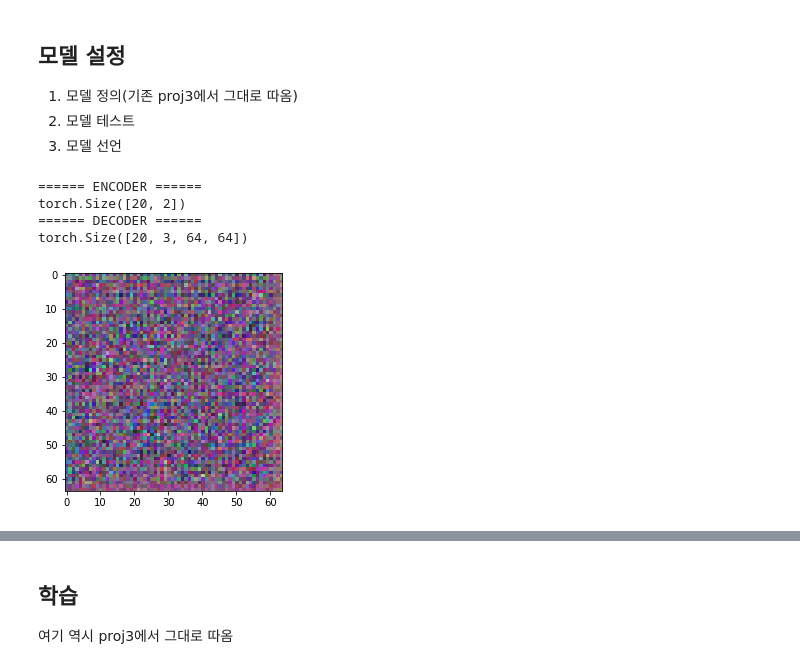
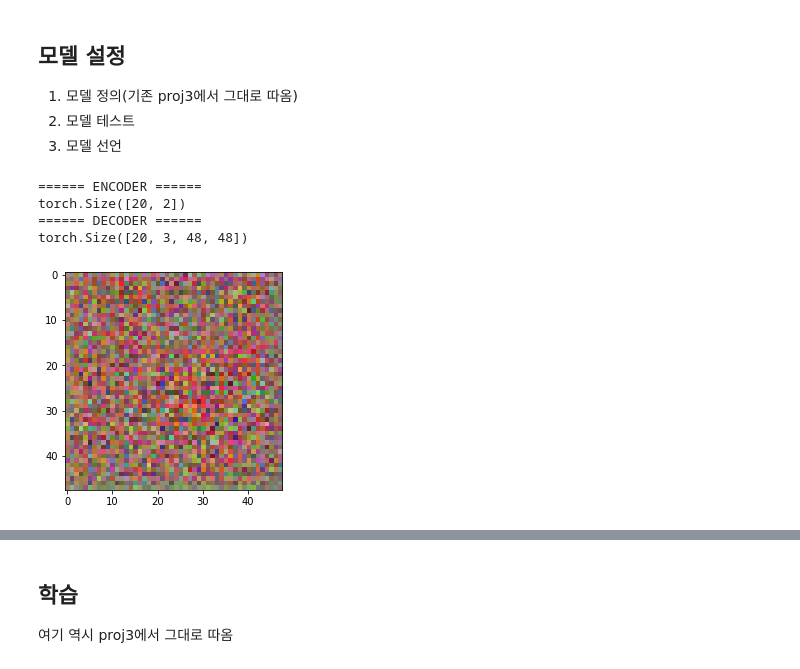
Before and after one commit to khodid/2020Evening, a Jupyter notebook: proj4_VAE_scenery.ipynb, the cells around one changed output, grey strips where cells are left out. Saved outputs shown, nothing was run; the diff lists cells and outputs as text; code cells hidden in the pictures.

```diff
--- a/proj4_VAE_scenery.ipynb
+++ b/proj4_VAE_scenery.ipynb
@@ -25,7 +25,7 @@ from torchvision import transforms
 root = '/content/gdrive/My Drive/Kaggle/scene-classification/train-scene classification/train'
 
 trans= transforms.Compose([
-                              transforms.Resize([64, 64]),
+                              transforms.Resize([48, 48]),
                               transforms.ToTensor()
 ])
 
@@ -43,7 +43,7 @@ plt.axis('off')
 import torch.utils
 
 # dataloader 설정
-batch_size = 20
+batch_size = 10
 train_set = torch.utils.data.DataLoader(train_data, batch_size= batch_size, shuffle = True, drop_last = True)
 # %%
 # 디바이스 설정
@@ -75,26 +75,26 @@ class VAE(nn.Module):
     self.latent_size = latent_size
     self.encoder = nn.Sequential(
                                   # layer 1
-                                  nn.Conv2d(3, 16, kernel_size = 5, stride = 1, padding = 2), # 3(64, 64) -> 16(64, 64)
+                                  nn.Conv2d(3, 16, kernel_size = 5, stride = 1, padding = 2), # 3(48, 48) -> 16(48, 48)
                                   nn.BatchNorm2d(16),
                                   nn.ReLU(),
 
                                   #layer 2
-                                  nn.Conv2d(16, 32, kernel_size = 5, stride = 2, padding=2), # 16(64, 64) -> 32(32, 32)
+                                  nn.Conv2d(16, 32, kernel_size = 5, stride = 2, padding=2), # 16(48, 48) -> 32(24, 24)
                                   nn.BatchNorm2d(32),
                                   nn.ReLU(),
 
                                   # layer 3
-                                  nn. Conv2d(32, 32, kernel_size= 3, stride = 2, padding = 1), # 32(32, 32) -> 32(16, 16)
+                                  nn. Conv2d(32, 32, kernel_size= 3, stride = 2, padding = 1), # 32(24, 24) -> 32(12, 12)
                                   nn.BatchNorm2d(32),
                                   nn.ReLU(),
 
                                   # output layer
-                                  nn.Flatten()  # 32*16*16 =8,192
+                                  nn.Flatten()  # 32*12*12 = 4608
     )
-    self.fc_mu = nn.Linear(8192, self.latent_size)
-    self.fc_logvar = nn.Linear(8192, self.latent_size)
-    self.fc_decode = nn.Linear(self.latent_size, 8192)
+    self.fc_mu = nn.Linear(4608, self.latent_size)
+    self.fc_logvar = nn.Linear(4608, self.latent_size)
+    self.fc_decode = nn.Linear(self.latent_size, 4608)
     self.decoder = nn.Sequential(
                                   #
                                   # 3-T
@@ -124,31 +124,31 @@ class VAE(nn.Module):
 
   def decode(self, z):
     z = self.fc_decode(z)
-    new_img = self.decoder(z.view(z.size(0), 32, 16, 16))
+    new_img = self.decoder(z.view(z.size(0), 32, 12, 12))
     return new_img
 # %%
 # model test
 with torch.no_grad():
-  input = torch.randn(20, 3, 64, 64).to(device)
+  input = torch.randn(20, 3, 48, 48).to(device)
   model = VAE(latent_size = 2).to(device)
   test_z, _, _ = model.encode(input)
   test_out = model.decode(test_z)
 
   print('====== ENCODER ======')
   print(test_z.shape)
   print('====== DECODER ======')
   print(test_out.shape)
 
   import matplotlib.pyplot as plt
   if device == 'cuda': test_out = test_out.cpu()
-  show = test_out[0].view(3, 64,64).numpy().transpose(1,2,0)
+  show = test_out[0].view(3, 48, 48).numpy().transpose(1,2,0)
   plt.imshow(show, cmap='gray')
 # %% [output]
 ====== ENCODER ======
 torch.Size([20, 2])
 ====== DECODER ======
-torch.Size([20, 3, 64, 64])
+torch.Size([20, 3, 48, 48])
-[figure, old version]
+[figure, new version]
 # %%
 model = VAE(latent_size= 35).to(device)
 model.train()
```
Also changed, not shown: parts of 12 cells of this notebook.
